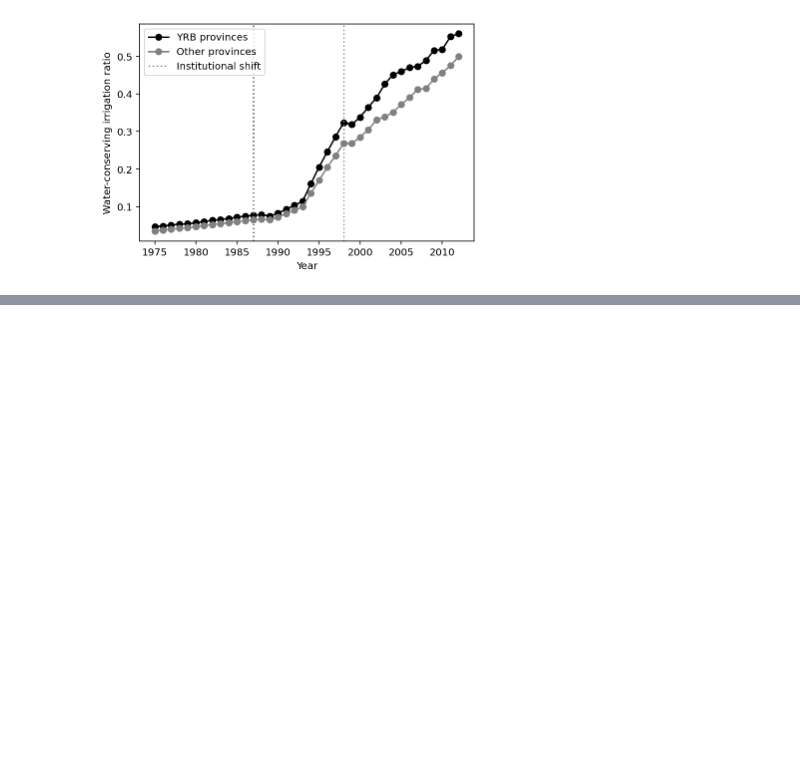
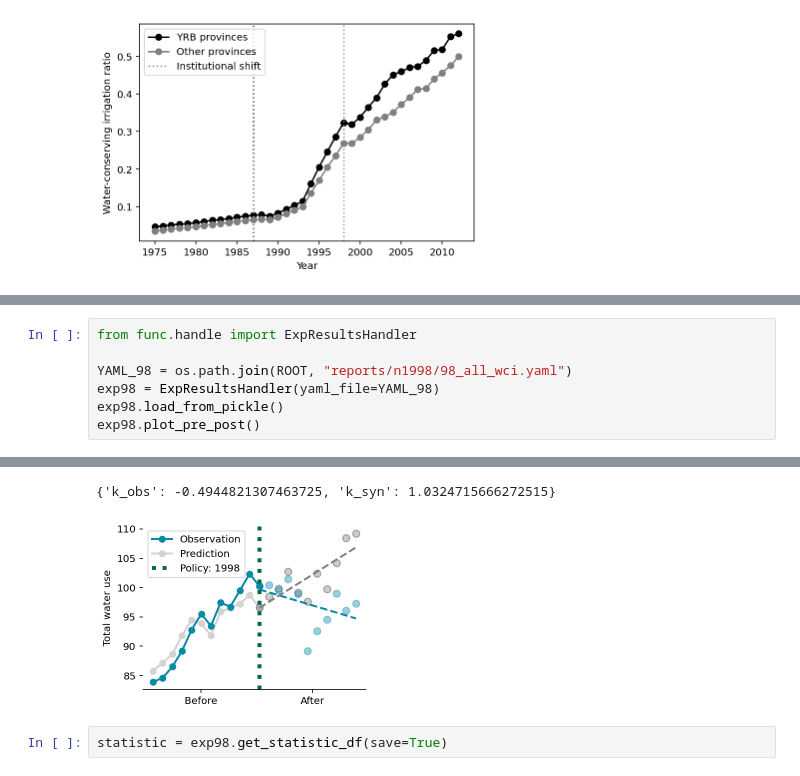
Before and after one commit to SongshGeo/Water-Allocation-Institution, a Jupyter notebook: notebooks/Appendix_S3.ipynb, the cells around one changed output, grey strips where cells are left out. Saved outputs shown, nothing was run; the diff lists cells and outputs as text; blank space fills up the shorter version.

```diff
--- a/notebooks/Appendix_S3.ipynb
+++ b/notebooks/Appendix_S3.ipynb
@@ -194,0 +205,8 @@ compare_yr_others_in_merged_dataset('Industrial gross value added (GVA): Total',
+# %%
+from func.handle import ExpResultsHandler
+
+YAML_98 = os.path.join(ROOT, "reports/n1998/98_all_wci.yaml")
+exp98 = ExpResultsHandler(yaml_file=YAML_98)
+exp98.load_from_pickle()
+exp98.plot_pre_post()
+# %% [output]
@@ -194,0 +214,4 @@ compare_yr_others_in_merged_dataset('Industrial gross value added (GVA): Total',
+{'k_obs': -0.4944821307463725, 'k_syn': 1.0324715666272515}
+[figure, added]
+# %%
+statistic = exp98.get_statistic_df(save=True)
```
Also changed, not shown: parts of 10 cells of this notebook, 2 other files.
